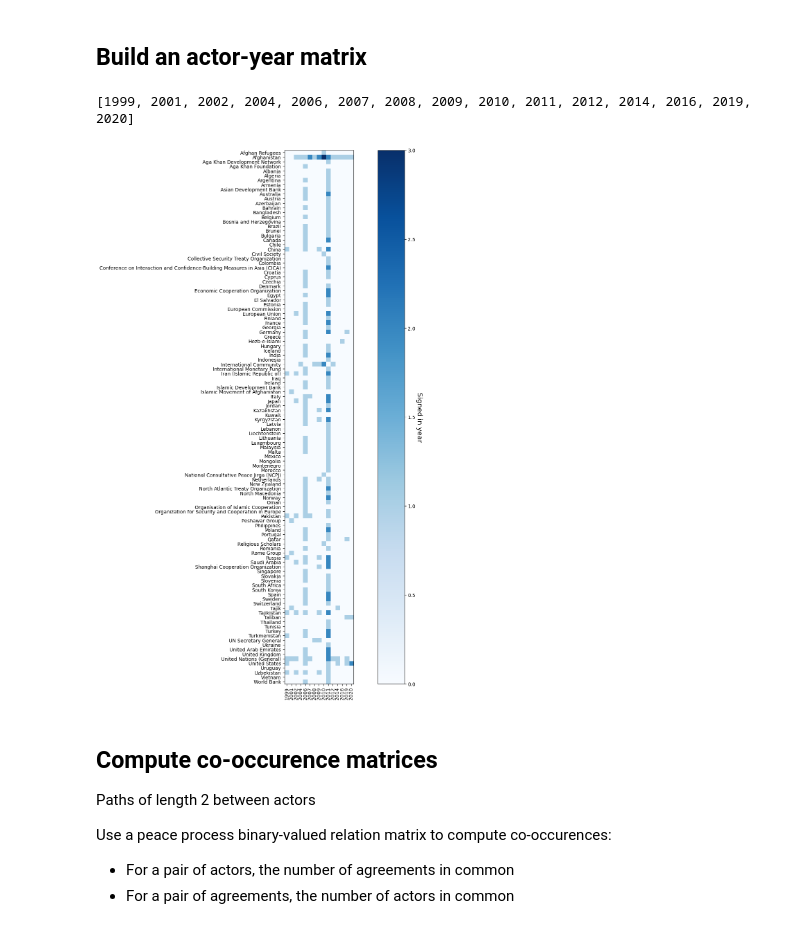
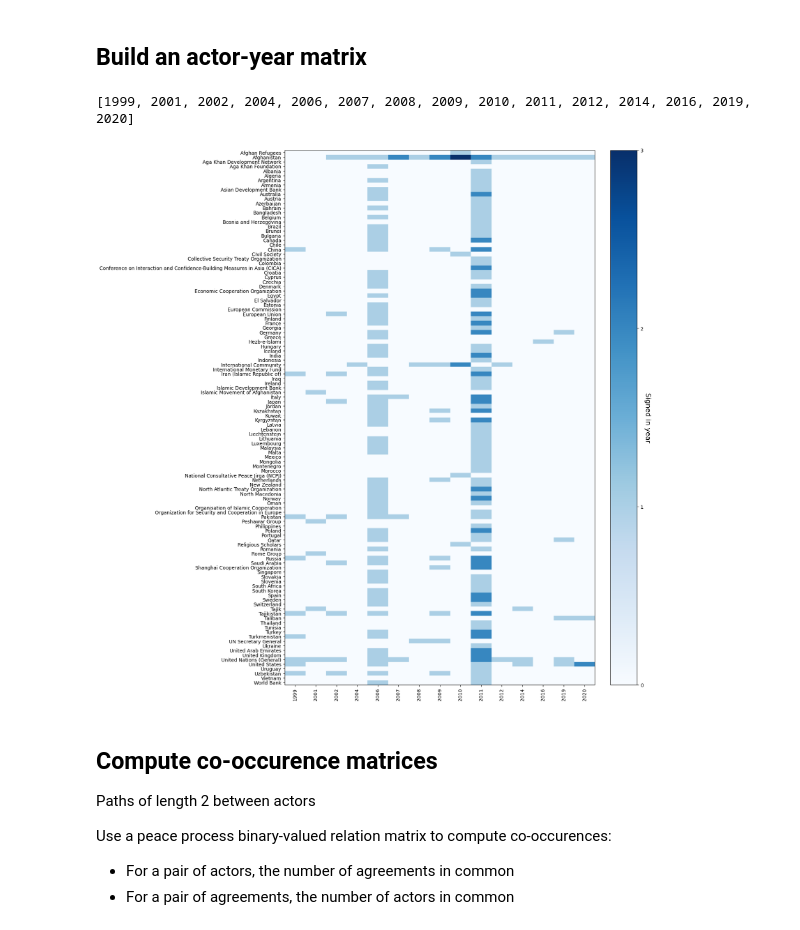
Before and after one commit to roybgardner/agreements-actors, a Jupyter notebook: signatories_streamlit.ipynb, the cells around one changed output. Drawn from its saved outputs; the diff is of its cells as text; code cells hidden in the pictures.

```diff
--- a/signatories_streamlit.ipynb
+++ b/signatories_streamlit.ipynb
@@ -176,35 +176,37 @@ year_list = sorted(set(year_list))
 print(year_list)
 
 year_matrix = np.zeros((len(pp_data_dict['pp_actor_ids']),len(year_list)))
 
 matrix_t = pp_data_dict['pp_matrix'].T
 for i,row in enumerate(matrix_t):
     for j,v in enumerate(row):
         if v == 0:
             continue
         agreement_id = pp_data_dict['pp_agreement_ids'][j]
         year = int(str(data_dict['dates_dict'][agreement_id])[0:4])
         year_index = year_list.index(year)
         year_matrix[i][year_index] += 1
 
 # Get matrix in actor alpha order
 ordered_year_matrix = []
 for t in z:
     ordered_year_matrix.append(year_matrix[t[0]])
 
 ordered_year_matrix = np.array(ordered_year_matrix)
 
 
 fig = plt.figure(figsize=(16,16),layout="constrained")
-plt.imshow(ordered_year_matrix,cmap=plt.cm.Blues)
+plt.imshow(ordered_year_matrix,aspect='auto',cmap=plt.cm.Blues)
 plt.xticks(range(0,len(year_list)),year_list,rotation=90)
 plt.yticks(range(0,len(labels)),[t[1] for t in z])
 cbar = plt.colorbar()
+yint = range(0, math.ceil(np.amax(ordered_year_matrix))+1)
+cbar.set_ticks(yint)
 cbar.set_label('Signed in year',rotation=270,labelpad=15,fontsize='x-large')
 plt.show()
 # %% [output]
 [1999, 2001, 2002, 2004, 2006, 2007, 2008, 2009, 2010, 2011, 2012, 2014, 2016, 2019, 2020]
-[figure, old version]
+[figure, new version]
 # %% [markdown]
 ## Compute co-occurence matrices
 
```
Also changed, not shown: 3 other files.
